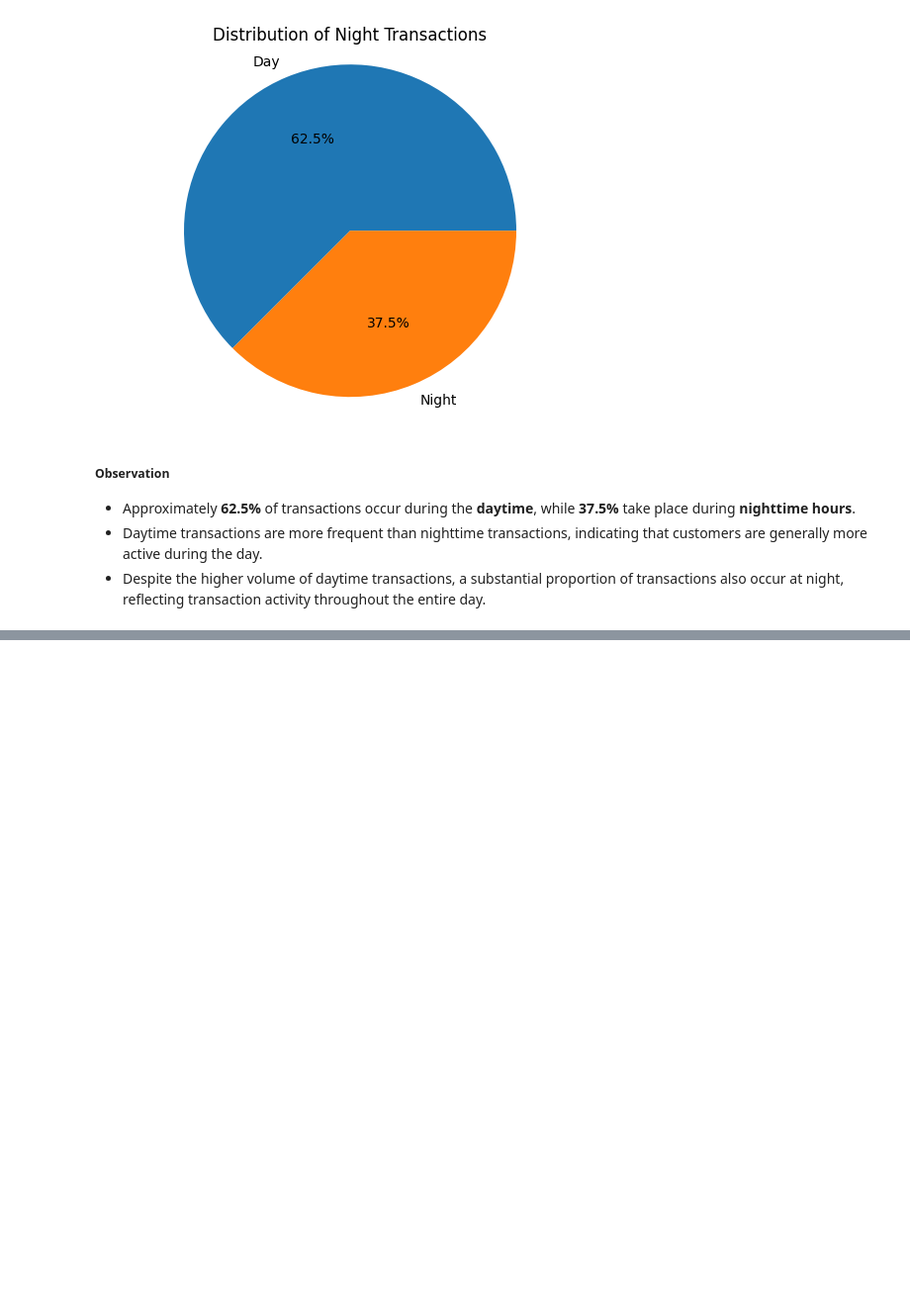
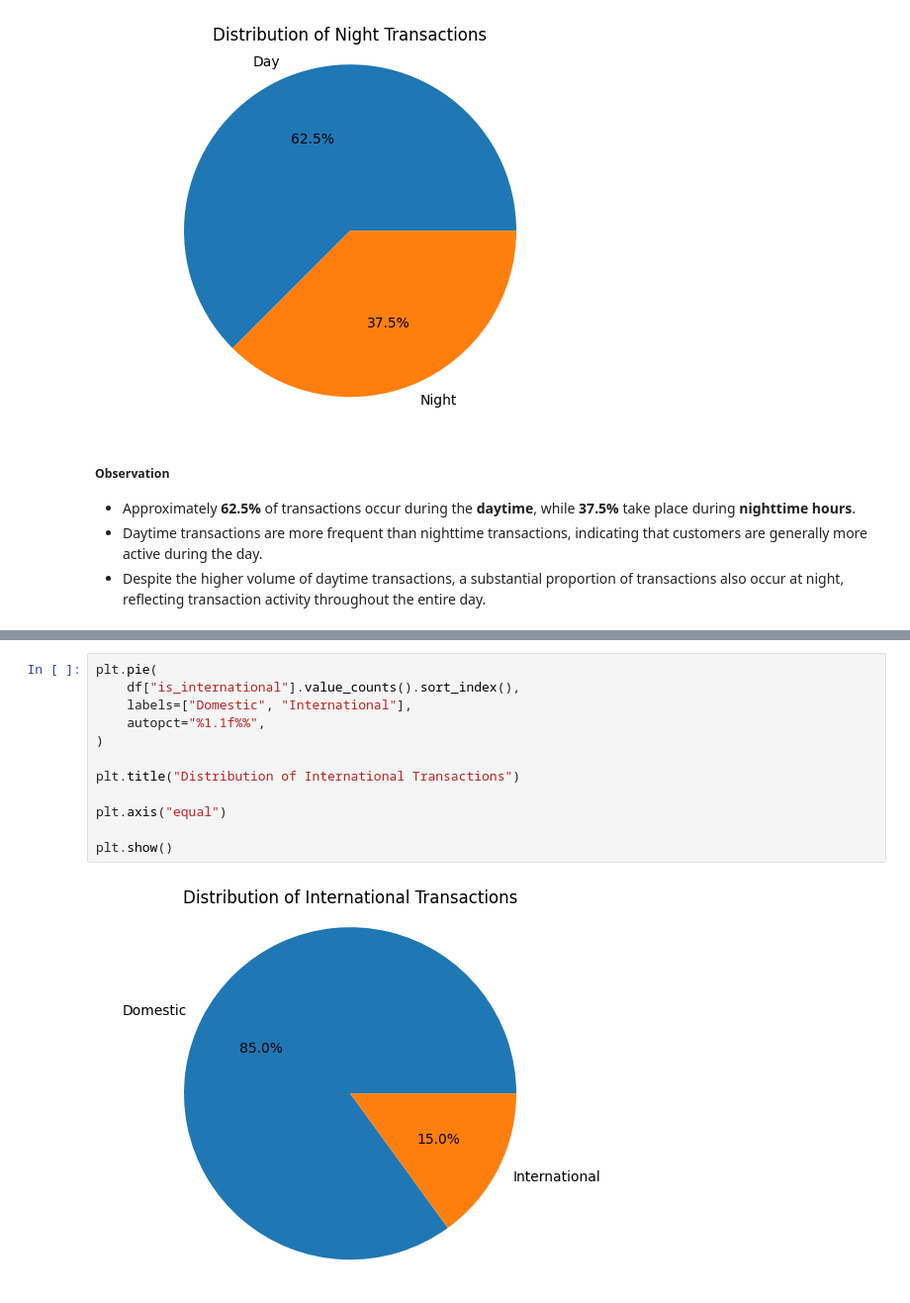
Before and after one commit to abhi-saurav-saroya/bank-fraud-eda, a Jupyter notebook: notebooks/02_exploratory_data_analysis.ipynb, the cells around one changed output, grey strips where cells are left out. Shown at 99% size. Saved outputs shown, nothing was run; the diff lists cells and outputs as text; blank space fills up the shorter version.

```diff
--- a/notebooks/02_exploratory_data_analysis.ipynb
+++ b/notebooks/02_exploratory_data_analysis.ipynb
@@ -1112,0 +1143,14 @@ plt.show()
+# %%
+plt.pie(
+    df["is_international"].value_counts().sort_index(),
+    labels=["Domestic", "International"],
+    autopct="%1.1f%%",
+)
+
+plt.title("Distribution of International Transactions")
+
+plt.axis("equal")
+
+plt.show()
+# %% [output]
+[figure, added]
```
Also changed, not shown: parts of 5 cells of this notebook.
